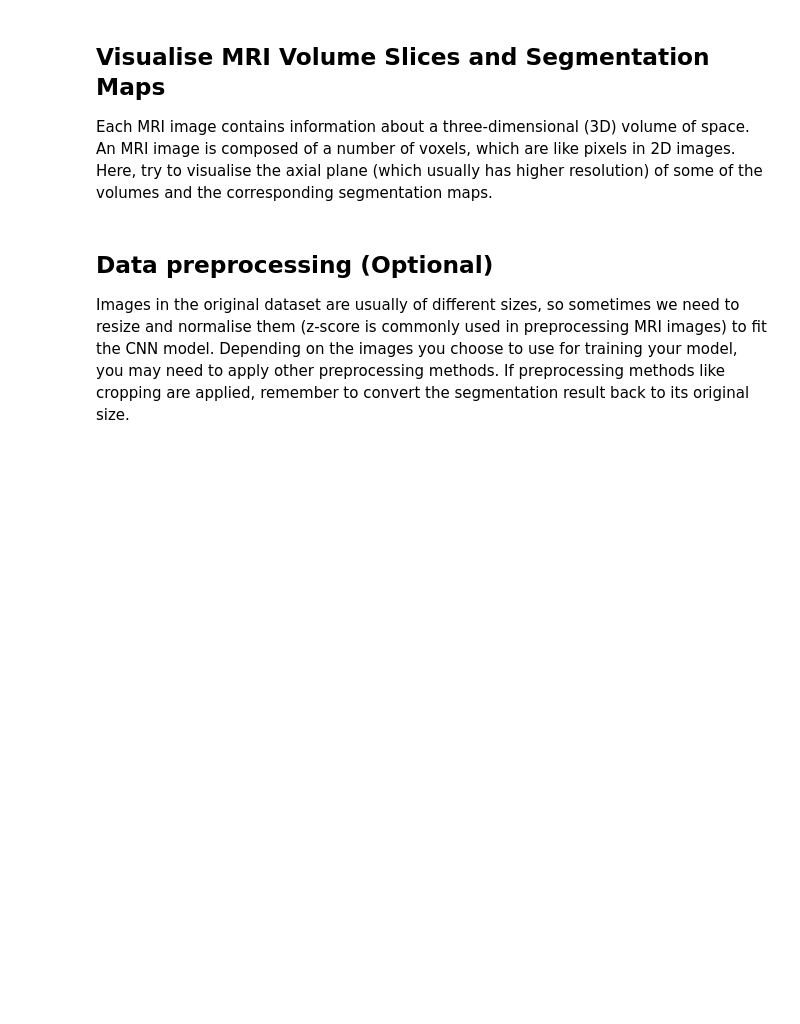
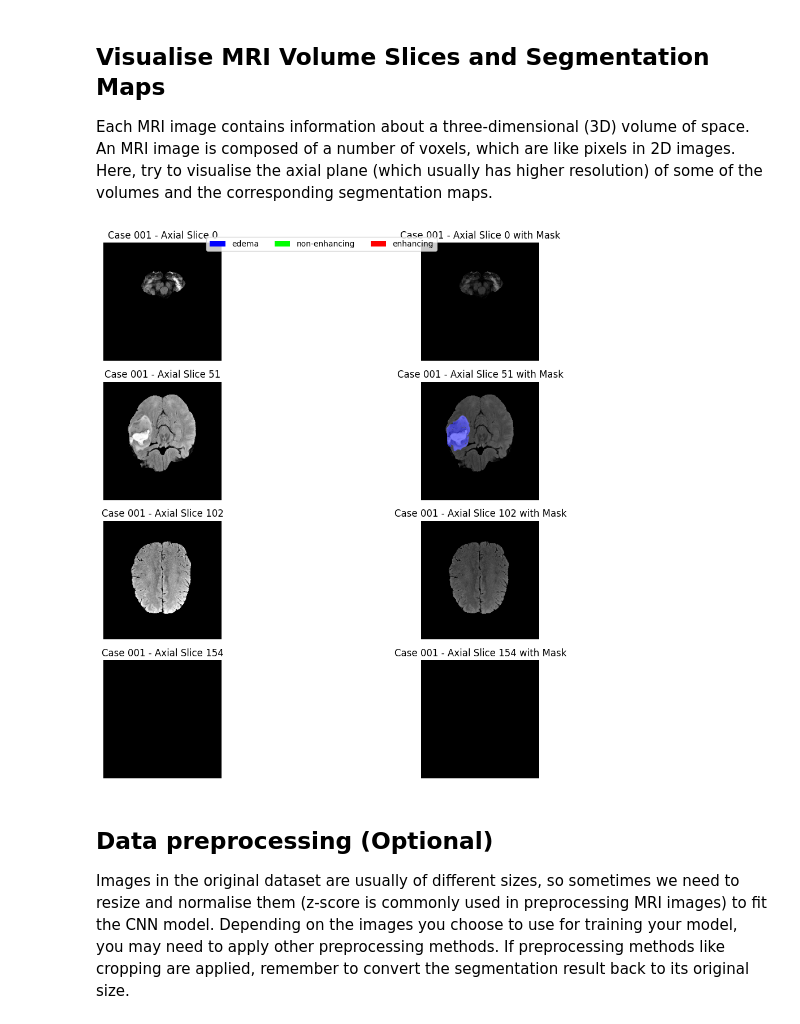
Before and after one commit to aiHelpmate/DSI-Summer-School-project, a Jupyter notebook: proj_tech_segmentation_clean.ipynb, the cells around one changed output. Saved outputs shown, nothing was run; the diff lists cells and outputs as text; code cells hidden in the pictures; blank space fills up the shorter version.

```diff
--- a/proj_tech_segmentation_clean.ipynb
+++ b/proj_tech_segmentation_clean.ipynb
@@ -8,3 +255,18 @@ Each MRI image contains information about a three-dimensional (3D) volume of spa
+# %%
+dataset_path = 'dataset_segmentation/train'
+case_id = '001'
+mri_file = os.path.join(dataset_path, case_id, f"{case_id}_fla.nii.gz")
+mask_file = os.path.join(dataset_path, case_id, f"{case_id}_seg.nii.gz")
+
+show_mri_volume_slices_for_segmentation(
+    mri_path=mri_file,
+    mask_path=mask_file,
+    case_id=case_id,
+    num_slices=4,
+    slice_axis=2  # Axial slices
+)
+# %% [output]
+[figure, added]
 # %% [markdown]
 ## Data preprocessing (Optional)
 
```
Also changed, not shown: parts of 11 cells of this notebook.
